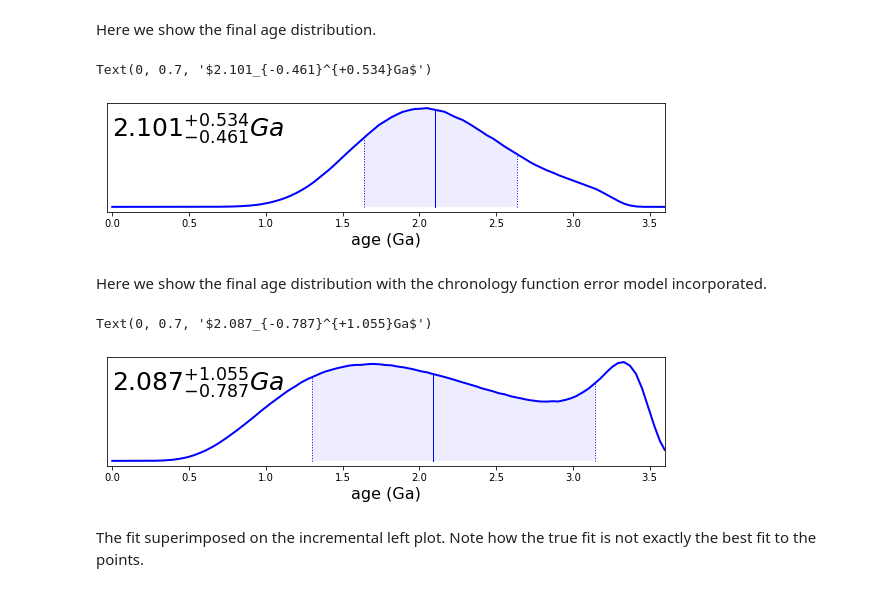
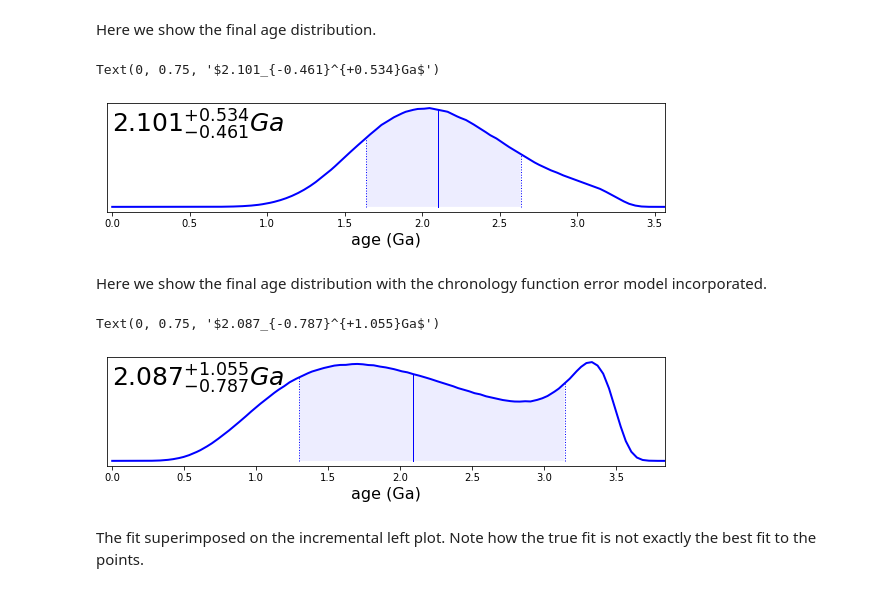
Before and after one commit to samwbell/craterdata, a Jupyter notebook: cratrcountr_example.ipynb, the cells around one changed output. Drawn from its saved outputs; the diff is of its cells as text; code cells hidden in the pictures.

```diff
--- a/cratrcountr_example.ipynb
+++ b/cratrcountr_example.ipynb
@@ -167,29 +167,29 @@ Here we show the final age distribution.
 low,med,high=plot_pdf(T_pdf,P_pdf)
 plt.xlabel('age (Ga)',size=16)
 plt.yticks([])
-val999 = np.percentile(Y_combined_pdf.cumsum(),99.9)
-idx=np.argmin(abs(Y_combined_pdf.cumsum()-val999))
-age_max = ncf_inv(X_pdf[idx])
+val999 = np.percentile(P_pdf.cumsum(),99.9)
+idx=np.argmin(abs(P_pdf.cumsum()-val999))
+age_max = T_pdf[idx]
 plt.xlim([-0.01*age_max,age_max])
-plt.text(0,0.7,r'$'+str(round(med,3))+'_{-'+str(round(med-low,3))+'}^{+'+str(round(high-med,3))+'}Ga$',size=25)
+plt.text(0,0.75,r'$'+str(round(med,3))+'_{-'+str(round(med-low,3))+'}^{+'+str(round(high-med,3))+'}Ga$',size=25)
 # %% [output]
-Text(0, 0.7, '$2.101_{-0.461}^{+0.534}Ga$')
+Text(0, 0.75, '$2.101_{-0.461}^{+0.534}Ga$')
-[figure, old version]
+[figure, new version]
 # %% [markdown]
 Here we show the final age distribution with the chronology function error model incorporated.
 # %%
 low_e,med_e,high_e=plot_pdf(T_pdf_error,P_pdf_error)
 plt.xlabel('age (Ga)',size=16)
 plt.yticks([])
-val999 = np.percentile(Y_combined_pdf.cumsum(),99.9)
-idx=np.argmin(abs(Y_combined_pdf.cumsum()-val999))
-age_max = ncf_inv(X_pdf[idx])
+val999 = np.percentile(P_pdf_error.cumsum(),99.9)
+idx=np.argmin(abs(P_pdf_error.cumsum()-val999))
+age_max = T_pdf_error[idx]
 plt.xlim([-0.01*age_max,age_max])
-plt.text(0,0.7,r'$'+str(round(med_e,3))+'_{-'+str(round(med_e-low_e,3))+'}^{+'+str(round(high_e-med_e,3))+'}Ga$',\
+plt.text(0,0.75,r'$'+str(round(med_e,3))+'_{-'+str(round(med_e-low_e,3))+'}^{+'+str(round(high_e-med_e,3))+'}Ga$',\
          size=25)
 # %% [output]
-Text(0, 0.7, '$2.087_{-0.787}^{+1.055}Ga$')
+Text(0, 0.75, '$2.087_{-0.787}^{+1.055}Ga$')
-[figure, old version]
+[figure, new version]
 # %% [markdown]
 The fit superimposed on the incremental left plot.  Note how the true fit is not exactly the best fit to the points.
 # %%
```
